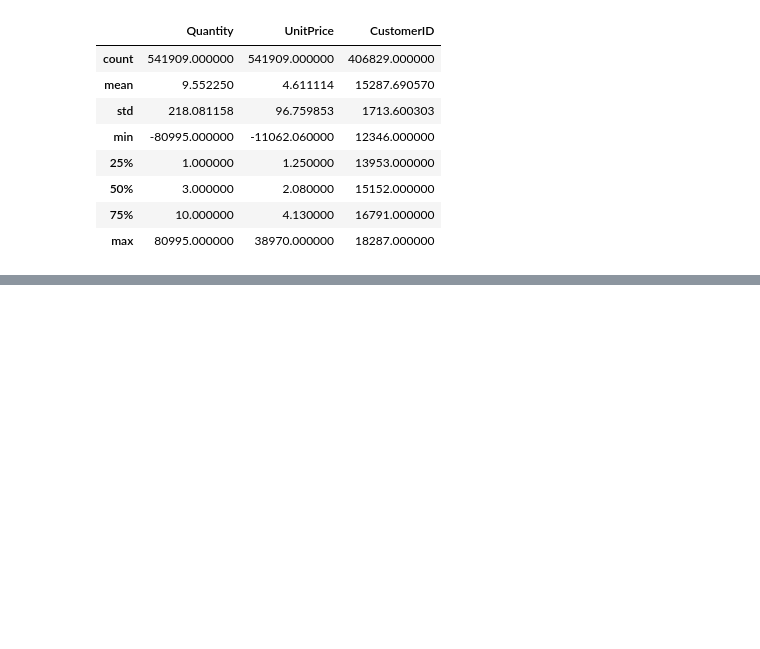
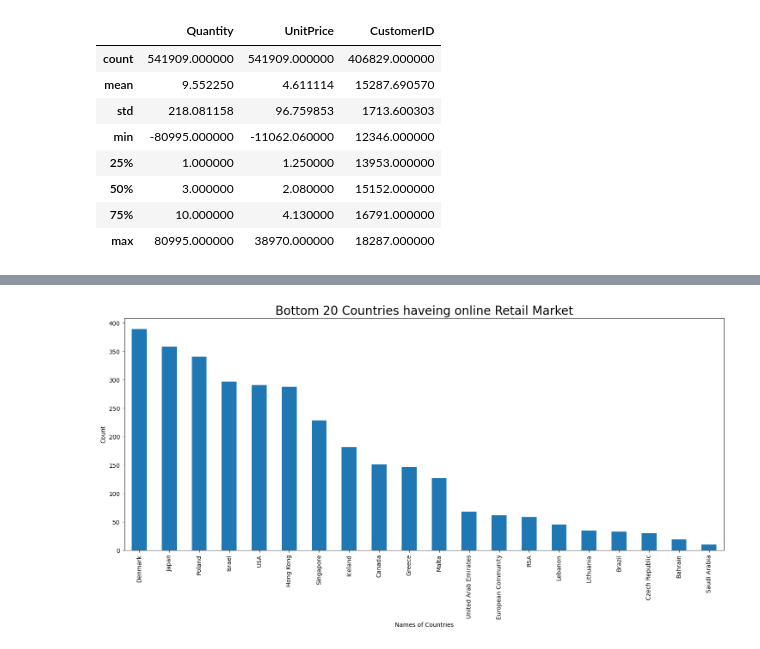
Before and after one commit to isauravmanitripathi/Online-Retail-Transaction, a Jupyter notebook: Online-Retail.ipynb, the cells around one changed output, grey strips where cells are left out. Cells and saved outputs as stored; diff of their text form; code cells hidden in the pictures; blank space fills up the shorter version.

```diff
--- a/Online-Retail.ipynb
+++ b/Online-Retail.ipynb
@@ -105,0 +177,10 @@ data.describe()
+# %%
+# Checking the different values for country in the dataset
+
+data['Country'].value_counts().tail(20).plot.bar(figsize = (18,7))
+plt.title('Bottom 20 Countries haveing online Retail Market', fontsize = 20)
+plt.xlabel('Names of Countries')
+plt.ylabel('Count')
+plt.show()
+# %% [output]
+[figure, added]
```
Also changed, not shown: parts of 5 cells of this notebook.
